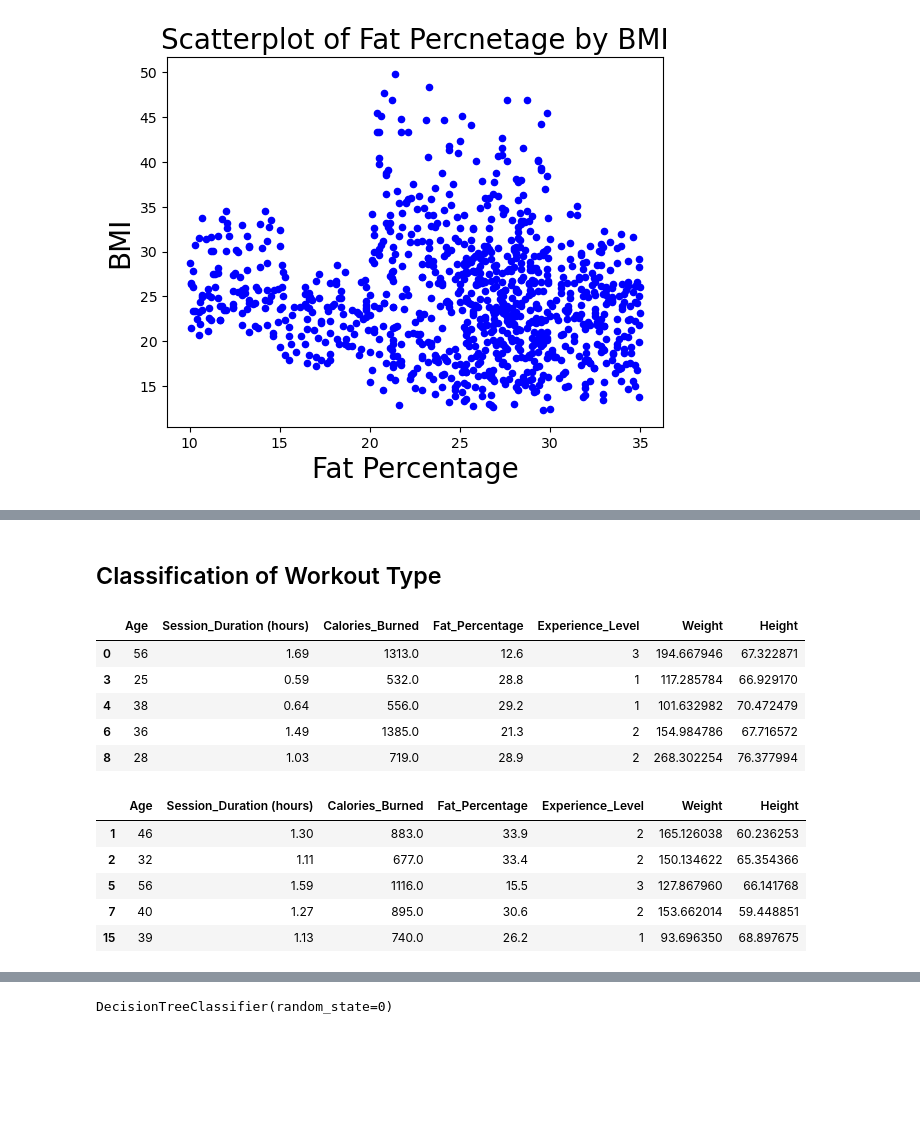
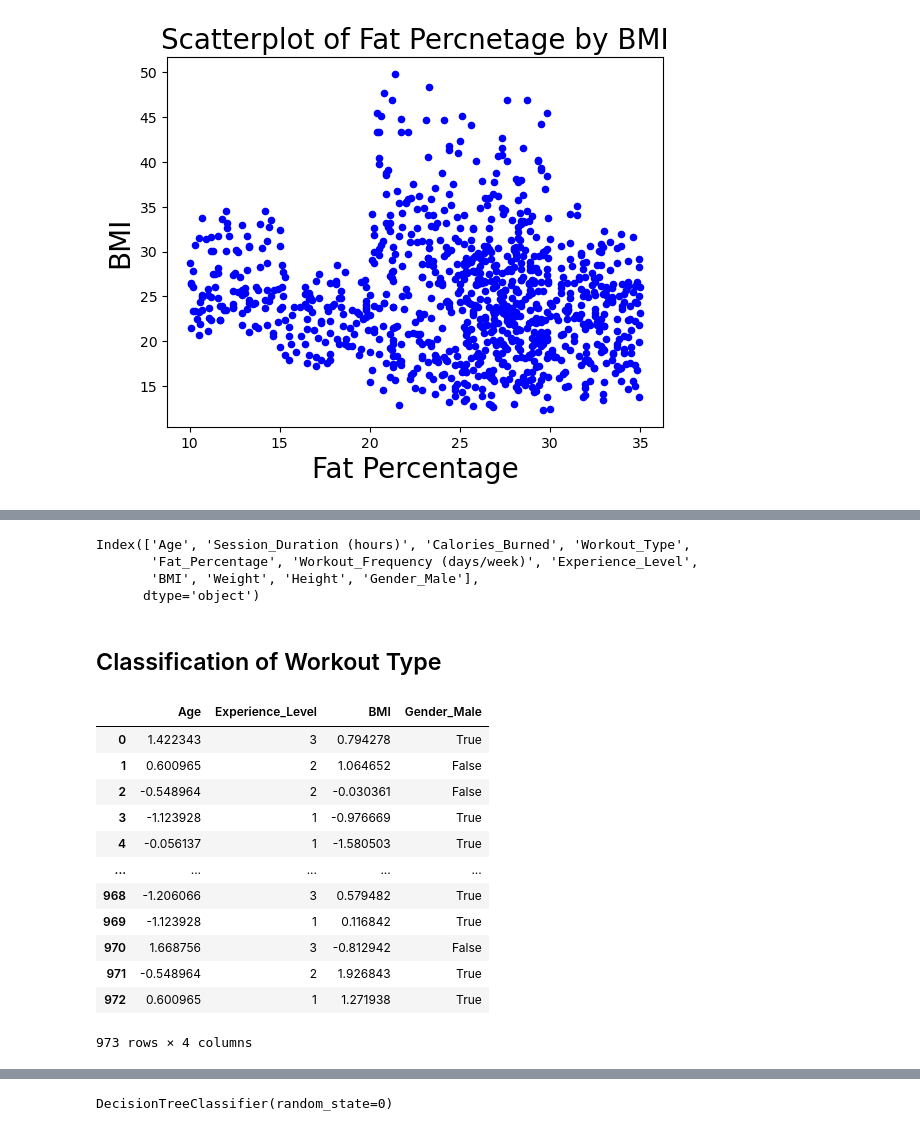
Before and after one commit to MariWill/gym_members_exercise_data_eda, a Jupyter notebook: Assignment 1.ipynb, the cells around one changed output, grey strips where cells are left out. Saved outputs shown, nothing was run; the diff lists cells and outputs as text; code cells hidden in the pictures; blank space fills up the shorter version.

```diff
--- a/Assignment 1.ipynb
+++ b/Assignment 1.ipynb
@@ -401,3 +408,7 @@ ax.set_title("Scatterplot of Fat Percnetage by BMI",fontsize=20)
 # %% [output]
 Text(0.5, 1.0, 'Scatterplot of Fat Percnetage by BMI')
 [figure]
+# %%
+categorical_features = ['Gender']
+data = pd.get_dummies(data, columns=categorical_features, drop_first=True)
+data
@@ -416,0 +456,8 @@ plt.show()
+# %%
+from sklearn.preprocessing import StandardScaler
+
+scaler = StandardScaler()
+numerical_features = ['Age', 'Session_Duration (hours)', 'Calories_Burned',
+                      'Fat_Percentage','BMI', 'Weight', 'Height']
+data[numerical_features] = scaler.fit_transform(data[numerical_features])
+data
@@ -417,2 +478,9 @@ plt.show()
+# %%
+data.columns
+# %% [output]
+Index(['Age', 'Session_Duration (hours)', 'Calories_Burned', 'Workout_Type',
+       'Fat_Percentage', 'Workout_Frequency (days/week)', 'Experience_Level',
+       'BMI', 'Weight', 'Height', 'Gender_Male'],
+      dtype='object')
 # %% [markdown]
 ## Classification of Workout Type
@@ -422,21 +487,19 @@ data_women = data[data['Gender'] == 'Female']
 # %%
-X_men = data_men.drop(["Workout_Type", "Gender","BMI","Workout_Frequency (days/week)"], axis=1)
-X_men.head()
+X = data.drop(['Session_Duration (hours)', 'Calories_Burned', 'Workout_Type',
+       'Fat_Percentage', 'Workout_Frequency (days/week)', 'Weight', 'Height'], axis=1)
+X
 # %% [output]
-|  | Age | Session_Duration (hours) | Calories_Burned | Fat_Percentage | Experience_Level | Weight | Height |
-| 0 | 56 | 1.69 | 1313.0 | 12.6 | 3 | 194.667946 | 67.322871 |
-| 3 | 25 | 0.59 | 532.0 | 28.8 | 1 | 117.285784 | 66.929170 |
-| 4 | 38 | 0.64 | 556.0 | 29.2 | 1 | 101.632982 | 70.472479 |
-| 6 | 36 | 1.49 | 1385.0 | 21.3 | 2 | 154.984786 | 67.716572 |
-| 8 | 28 | 1.03 | 719.0 | 28.9 | 2 | 268.302254 | 76.377994 |
+|  | Age | Experience_Level | BMI | Gender_Male |
+| 0 | 1.422343 | 3 | 0.794278 | True |
+| 1 | 0.600965 | 2 | 1.064652 | False |
+| 2 | -0.548964 | 2 | -0.030361 | False |
+| 3 | -1.123928 | 1 | -0.976669 | True |
+| 4 | -0.056137 | 1 | -1.580503 | True |
+| ... | ... | ... | ... | ... |
+| 968 | -1.206066 | 3 | 0.579482 | True |
+| 969 | -1.123928 | 1 | 0.116842 | True |
+| 970 | 1.668756 | 3 | -0.812942 | False |
+| 971 | -0.548964 | 2 | 1.926843 | True |
+| 972 | 0.600965 | 1 | 1.271938 | True |
+973 rows × 4 columns
-# %%
-X_women = data_women.drop(["Workout_Type", "Gender","BMI","Workout_Frequency (days/week)"], axis=1)
-X_women.head()
-# %% [output]
-|  | Age | Session_Duration (hours) | Calories_Burned | Fat_Percentage | Experience_Level | Weight | Height |
-| 1 | 46 | 1.30 | 883.0 | 33.9 | 2 | 165.126038 | 60.236253 |
-| 2 | 32 | 1.11 | 677.0 | 33.4 | 2 | 150.134622 | 65.354366 |
-| 5 | 56 | 1.59 | 1116.0 | 15.5 | 3 | 127.867960 | 66.141768 |
-| 7 | 40 | 1.27 | 895.0 | 30.6 | 2 | 153.662014 | 59.448851 |
-| 15 | 39 | 1.13 | 740.0 | 26.2 | 1 | 93.696350 | 68.897675 |
 # %%
```
Also changed, not shown: parts of 30 cells of this notebook.
